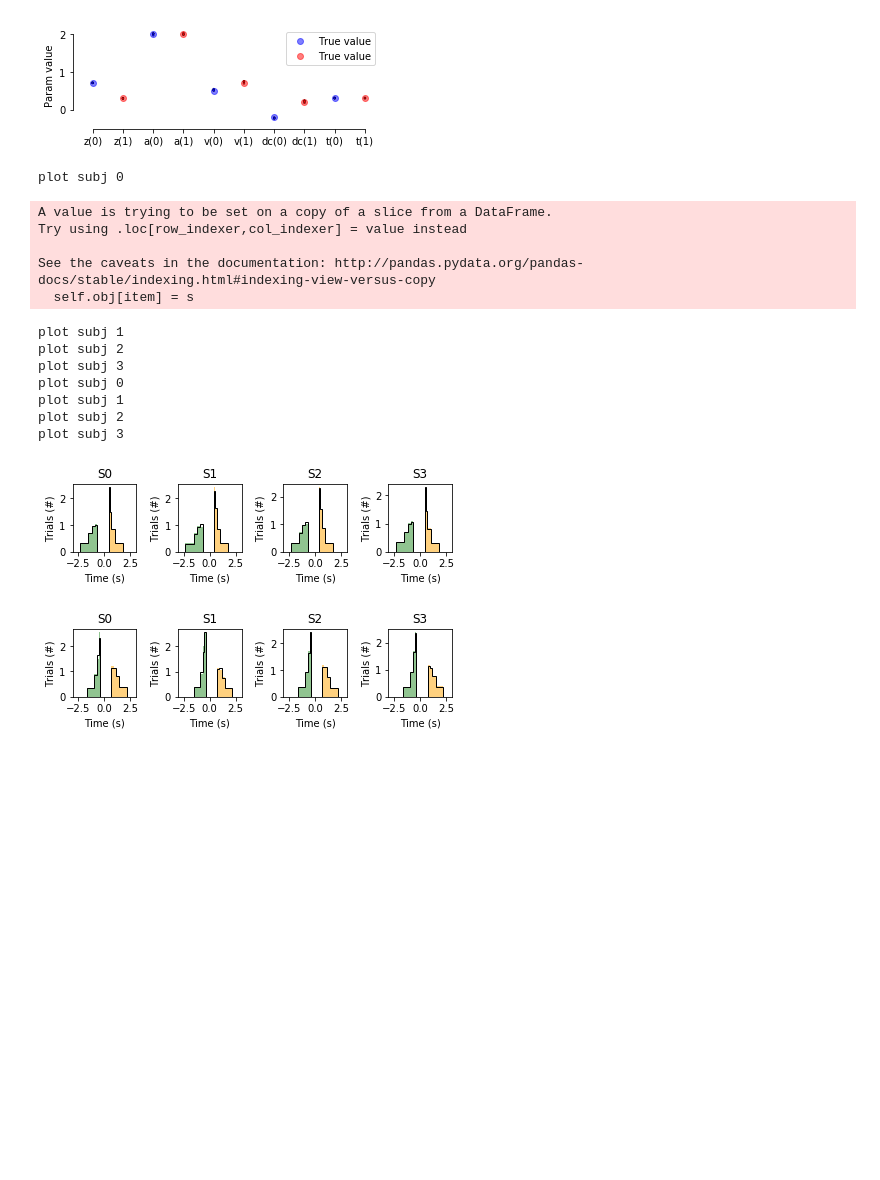
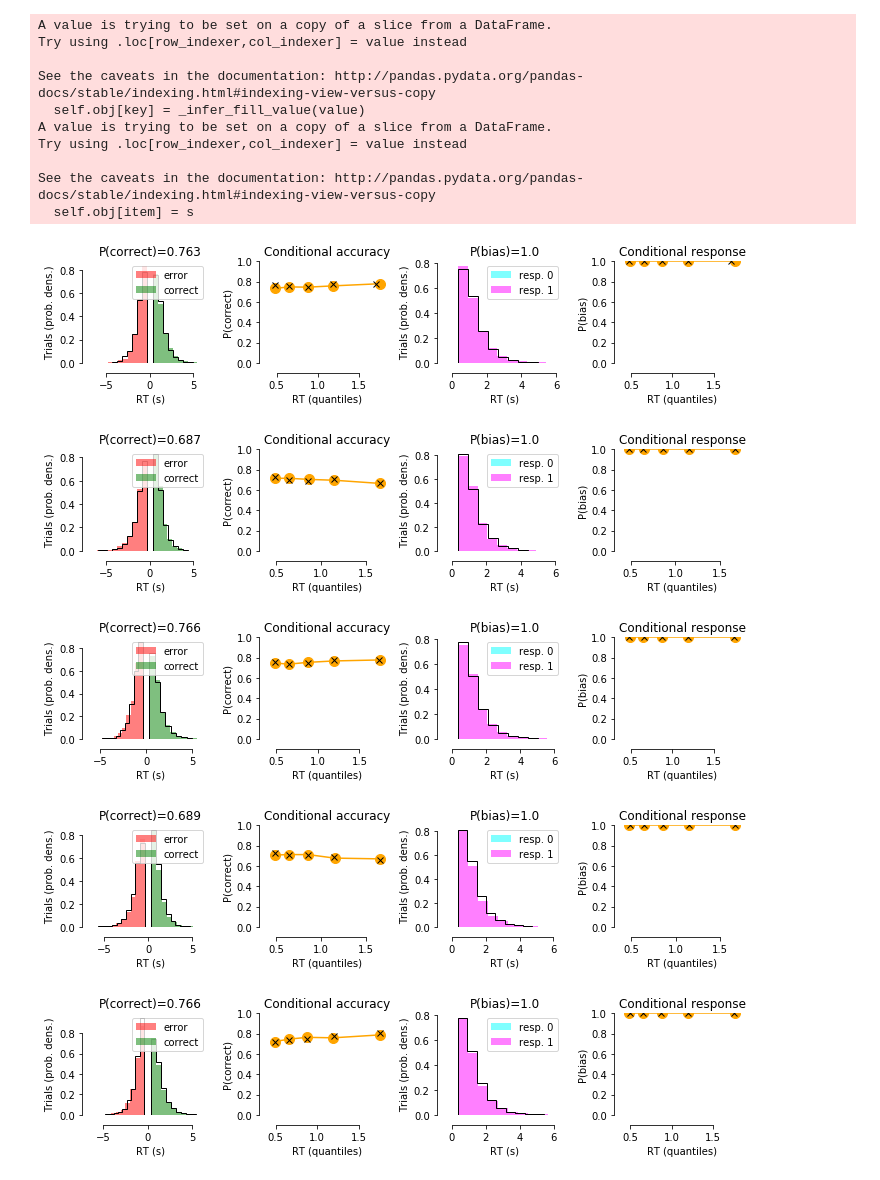
Before and after one commit to hddm-devs/hddm, a Jupyter notebook: hddm/examples/gonogo_demo.ipynb, the cells around one changed output. Cells and saved outputs as stored; diff of their text form; code cells hidden in the pictures; blank space fills up the shorter version.

```diff
--- a/hddm/examples/gonogo_demo.ipynb
+++ b/hddm/examples/gonogo_demo.ipynb
@@ -253 +208,19 @@ print params
+# %%
+# simulate data based on fitted params:
+dfs = []
+for i in range(n_subjects):
+    df0 = simulate_data(a=params_fitted.loc[i,'a(0)'], v=params_fitted.loc[i,'v(0)'],
+                        t=params_fitted.loc[i,'t(0)'], z=params_fitted.loc[i,'z(0)'],
+                        dc=params_fitted.loc[i,'dc(0)'], condition=0, nr_trials1=trials_per_level,
+                        nr_trials2=trials_per_level)
+    df1 = simulate_data(a=params_fitted.loc[i,'a(1)'], v=params_fitted.loc[i,'v(1)'],
+                        t=params_fitted.loc[i,'t(1)'], z=params_fitted.loc[i,'z(1)'],
+                        dc=params_fitted.loc[i,'dc(1)'], condition=1, nr_trials1=trials_per_level,
+                        nr_trials2=trials_per_level)
+    df = pd.concat((df0, df1))
+    df['subj_idx'] = i
+    dfs.append(df)
+df_sim = pd.concat(dfs)
+if go_nogo:
+    df_sim.loc[df_sim["response"]==0, 'rt'] = np.NaN
 # %%
@@ -309,39 +242,22 @@ Optimization terminated successfully.
-# %%
-# parameter recovery plots:
-params_recovered = params.loc[:, ['z(0)', 'z(1)', 'a(0)', 'a(1)', 'v(0)', 'v(1)', 'dc(0)', 'dc(1)', 't(0)', 't(1)']]
-x = np.arange(5) * 2
-y0 = np.array([params0['z'], params0['a'], params0['v'], params0['dc'], params0['t']])
-y1 = np.array([params1['z'], params1['a'], params1['v'], params1['dc'], params1['t']])
-fig = plt.figure(figsize=(5,2))
-ax = fig.add_subplot(111)
-ax.scatter(x, y0, color='blue', alpha=0.5, label='True value')
-ax.scatter(x+1, y1, color='red', alpha=0.5, label='True value')
-sns.stripplot(data=params_recovered, jitter=False, size=2, edgecolor='black', linewidth=0.25, alpha=1, palette=['blue', 'red'], ax=ax)
-sns.despine(offset=5, trim=True,)
-plt.legend()
-plt.ylabel('Param value')
-plt.tight_layout()
-fig.savefig(os.path.join('plots', 'model_recovery.png'))
-# %% [output]
-[figure, removed]
-# %%
-# model fits:
-for condition in np.unique(df['condition']):
-    fig = model_fit(params, df, condition=condition, quantiles=quantiles)
-    fig.savefig(os.path.join('plots', 'model_fit_{}.png'.format(condition)))
-# %% [output]
-plot subj 0
-A value is trying to be set on a copy of a slice from a DataFrame.
-Try using .loc[row_indexer,col_indexer] = value instead
-
-See the caveats in the documentation: http://pandas.pydata.org/pandas-docs/stable/indexing.html#indexing-view-versus-copy
-  self.obj[item] = s
-plot subj 1
-plot subj 2
-plot subj 3
-plot subj 0
-plot subj 1
-plot subj 2
-plot subj 3
-[figure, removed]
-[figure, removed]
+# %%
+# plot data with model fit on top:
+for s in np.unique(df_emp['subj_idx']):
+    for c in np.unique(df_emp['condition']):
+        summary_plot(df=df_emp.loc[(df_emp['subj_idx']==s)&(df_emp['condition']==c),:],
+                     df_sim=df_sim.loc[(df_emp['subj_idx']==s)&(df_emp['condition']==c),:])
+# %% [output]
+A value is trying to be set on a copy of a slice from a DataFrame.
+Try using .loc[row_indexer,col_indexer] = value instead
+
+See the caveats in the documentation: http://pandas.pydata.org/pandas-docs/stable/indexing.html#indexing-view-versus-copy
+  self.obj[key] = _infer_fill_value(value)
+A value is trying to be set on a copy of a slice from a DataFrame.
+Try using .loc[row_indexer,col_indexer] = value instead
+
+See the caveats in the documentation: http://pandas.pydata.org/pandas-docs/stable/indexing.html#indexing-view-versus-copy
+  self.obj[item] = s
+[figure, added]
+[figure, added]
+[figure, added]
+[figure, added]
+[figure, added]
```
Also changed, not shown: parts of 17 cells of this notebook, 2 other files.
